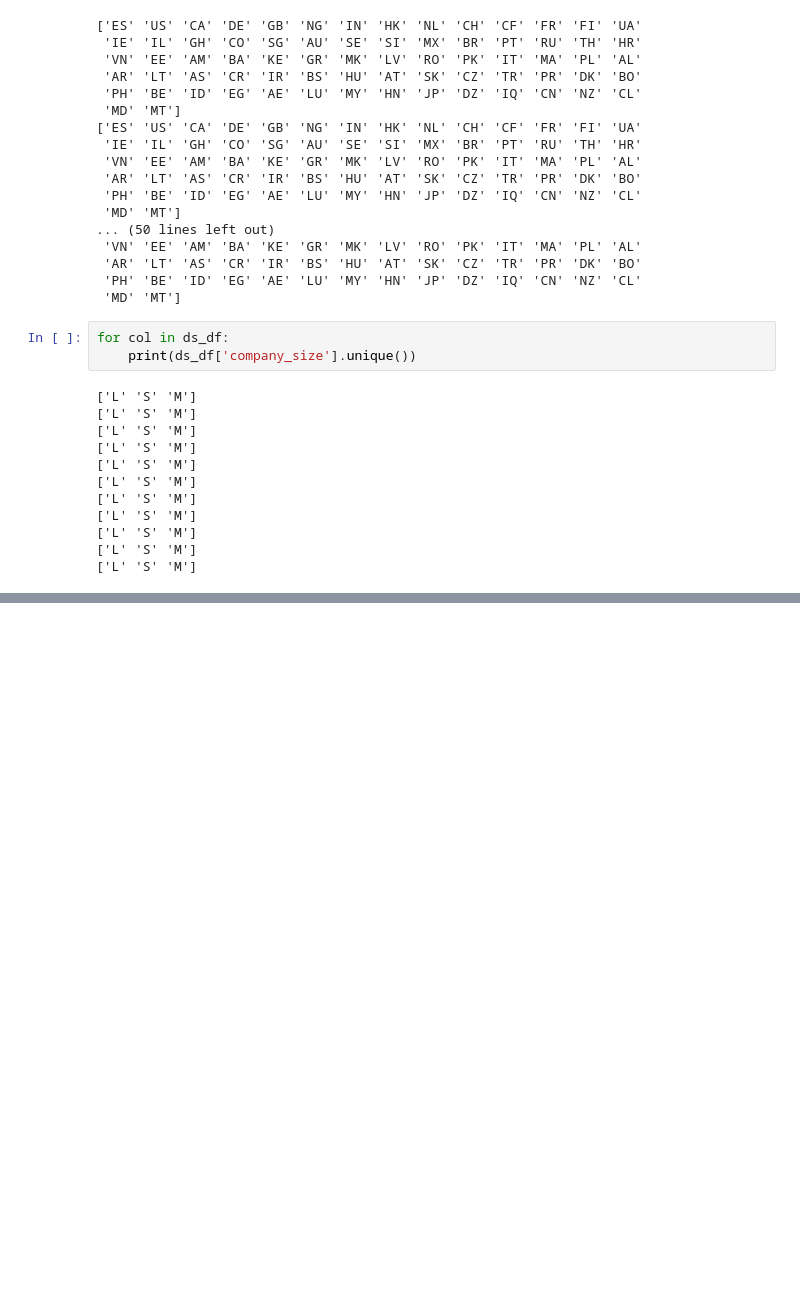
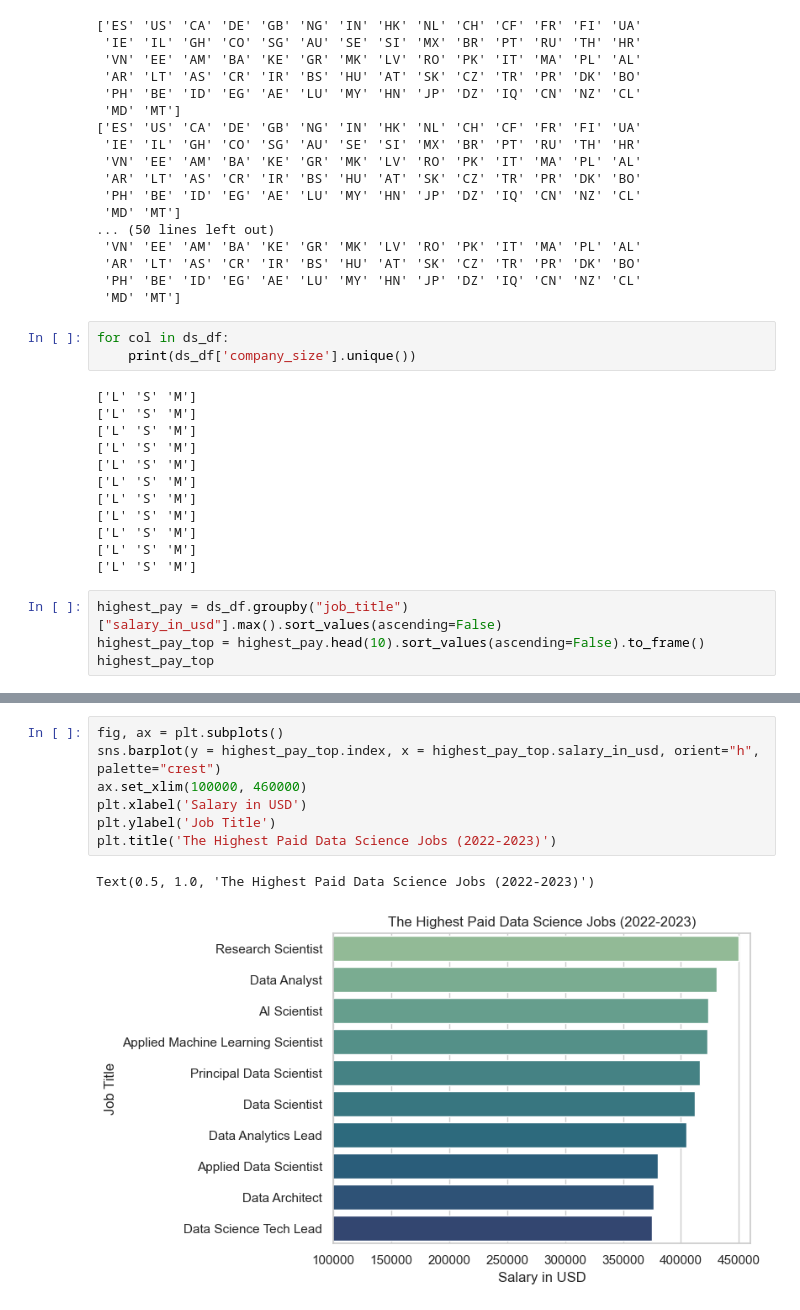
Before and after one commit to joshlynj/ds_salaries, a Jupyter notebook: notebooks/eda.ipynb, the cells around one changed output, grey strips where cells are left out. Saved outputs shown, nothing was run; the diff lists cells and outputs as text; blank space fills up the shorter version.

Commit message:
reformatted the first graph

```diff
--- a/notebooks/eda.ipynb
+++ b/notebooks/eda.ipynb
@@ -169,3 +169,7 @@ for col in ds_df:
 ['L' 'S' 'M']
 ['L' 'S' 'M']
 ['L' 'S' 'M']
+# %%
+highest_pay = ds_df.groupby("job_title")["salary_in_usd"].max().sort_values(ascending=False)
+highest_pay_top = highest_pay.head(10).sort_values(ascending=False).to_frame()
+highest_pay_top
@@ -171,0 +189,10 @@ for col in ds_df:
+# %%
+fig, ax = plt.subplots()
+sns.barplot(y = highest_pay_top.index, x = highest_pay_top.salary_in_usd, orient="h", palette="crest")
+ax.set_xlim(100000, 460000)
+plt.xlabel('Salary in USD')
+plt.ylabel('Job Title')
+plt.title('The Highest Paid Data Science Jobs (2022-2023)')
+# %% [output]
+Text(0.5, 1.0, 'The Highest Paid Data Science Jobs (2022-2023)')
+[figure, added]
```
Also changed, not shown: parts of 1 cell of this notebook.
